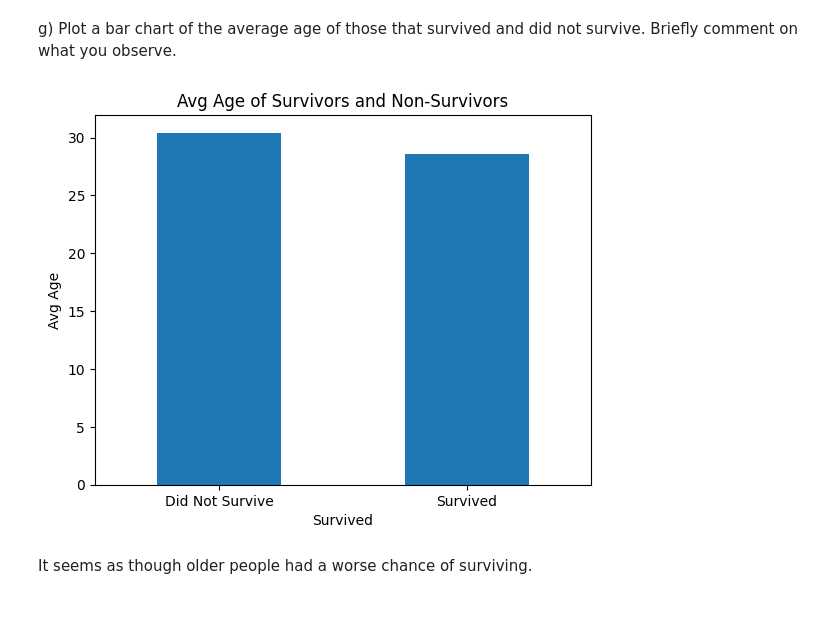
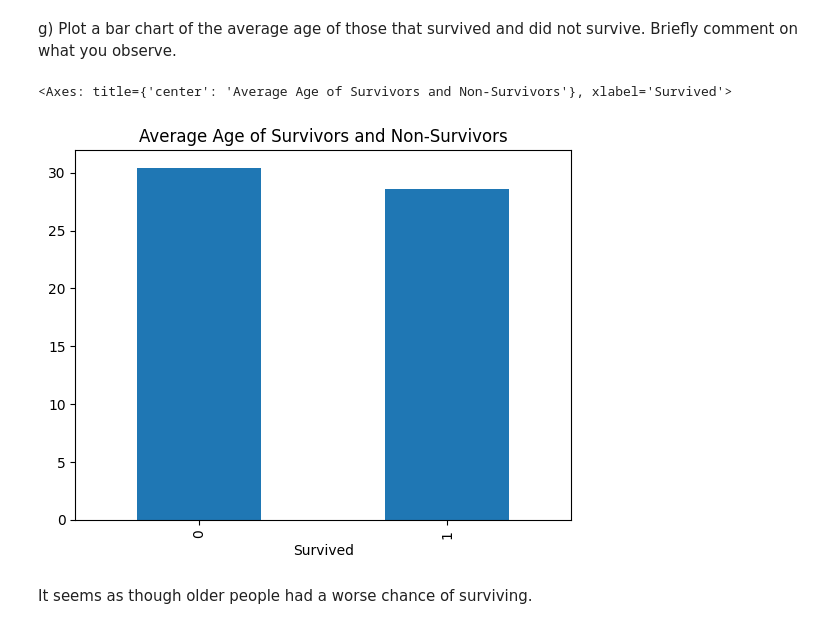
Before and after one commit to stonetharris/CS506, a Jupyter notebook: worksheets/worksheet_02.ipynb, the cells around one changed output. Saved outputs shown, nothing was run; the diff lists cells and outputs as text; code cells hidden in the pictures.

Commit message:
Used wrong library for plot, had to fix

```diff
--- a/worksheets/worksheet_02.ipynb
+++ b/worksheets/worksheet_02.ipynb
@@ -172,17 +172,11 @@ df.head()
 g) Plot a bar chart of the average age of those that survived and did not survive. Briefly comment on what you observe.
 # %%
 import pandas as pd
-import matplotlib.pyplot as plt
 
 average_ages = df.groupby('Survived')['Age'].mean()
-
-average_ages.plot(kind='bar')
-plt.title('Avg Age of Survivors and Non-Survivors')
-plt.xlabel('Survived')
-plt.ylabel('Avg Age')
-plt.xticks(ticks=[0, 1], labels=['Did Not Survive', 'Survived'], rotation=0)
-plt.show()
+average_ages.plot(kind='bar', title='Average Age of Survivors and Non-Survivors')
 # %% [output]
+<Axes: title={'center': 'Average Age of Survivors and Non-Survivors'}, xlabel='Survived'>
-[figure, old version]
+[figure, new version]
 # %% [markdown]
 It seems as though older people had a worse chance of surviving.
```
